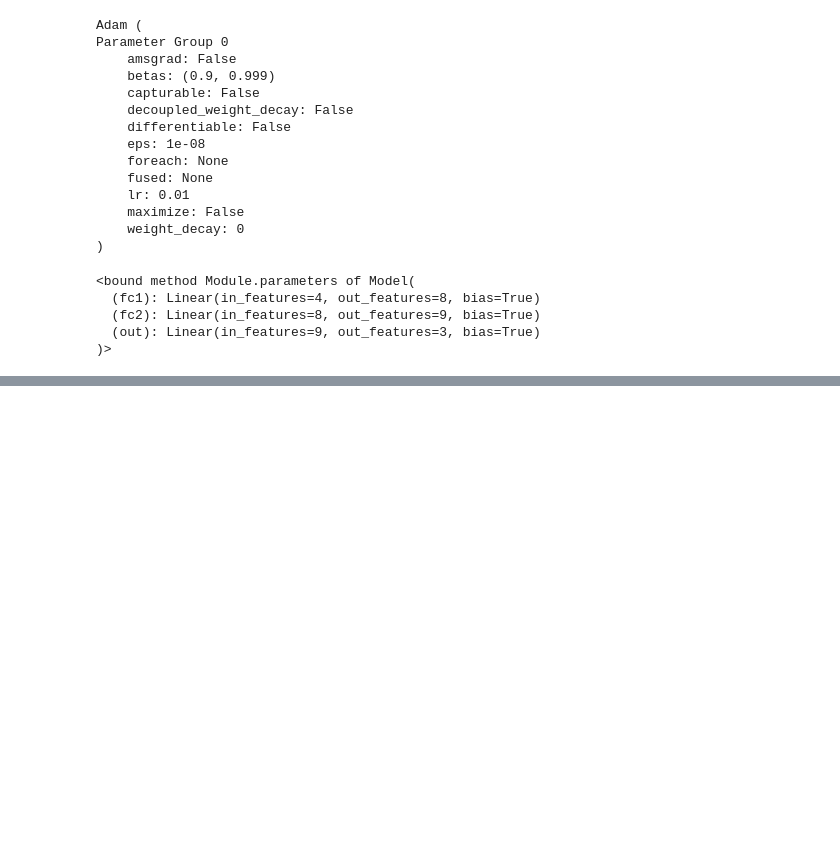
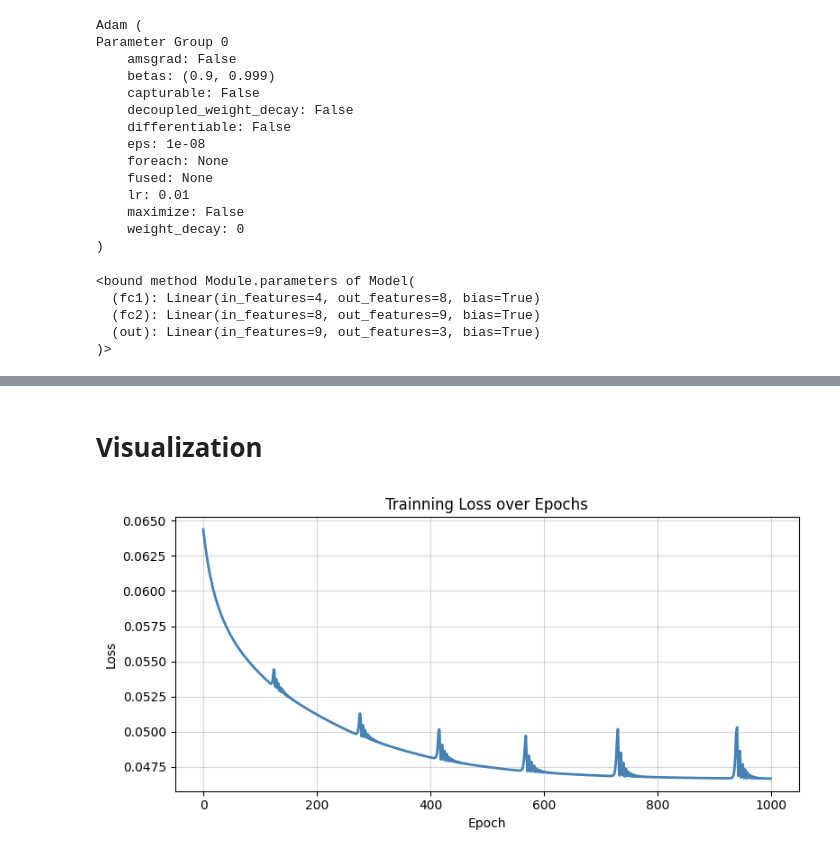
Before and after one commit to iws3/MarkGPT, a Jupyter notebook: contributors/gita/module-04/pytorch/1.8_oop_deeplearning.ipynb, the cells around one changed output, grey strips where cells are left out. Saved outputs shown, nothing was run; the diff lists cells and outputs as text; code cells hidden in the pictures; blank space fills up the shorter version.

Commit message:
implemented visualization for our simple nn

```diff
--- a/contributors/gita/module-04/pytorch/1.8_oop_deeplearning.ipynb
+++ b/contributors/gita/module-04/pytorch/1.8_oop_deeplearning.ipynb
@@ -300,14 +300,14 @@ model.parameters
 )>
 # %%
 # TrAIN OUR MODEL [how many epochs do we want ... one run through our neural network in a time]
-epochs=100
+epochs=1000
 losses=[]
 for i in range(epochs):
     # go forward and get a prediction
     y_pred=model.forward(X_train)  #get predicted results
     # criteriom
     loss=criterion(y_pred, y_train) # predicted values vs the y_train
-    losses.append(loss).detach().numpy();
+    losses.append(loss.item())
     if i%10==0:
         print(f"Epoch: {i}  and loss: {loss}")
 # dO SOME BACK PROPAGATION take the error rate of forward propagation and feed it back
@@ -319,0 +336,15 @@ IndexError: Target -9223372036854775808 is out of bounds.
+# %% [markdown]
+# Visualization
+# %%
+import matplotlib.pyplot as plt
+
+plt.figure(figsize=(8, 4))
+plt.plot(range(epochs), losses, color="steelblue", linewidth=2)
+plt.xlabel('Epoch')
+plt.ylabel('Loss')
+plt.title('Trainning Loss over Epochs')
+plt.grid(True, alpha=0.5)
+plt.tight_layout()
+plt.show()
+# %% [output]
+[figure, added]
```
Also changed, not shown: parts of 4 cells of this notebook, 1 other file.
